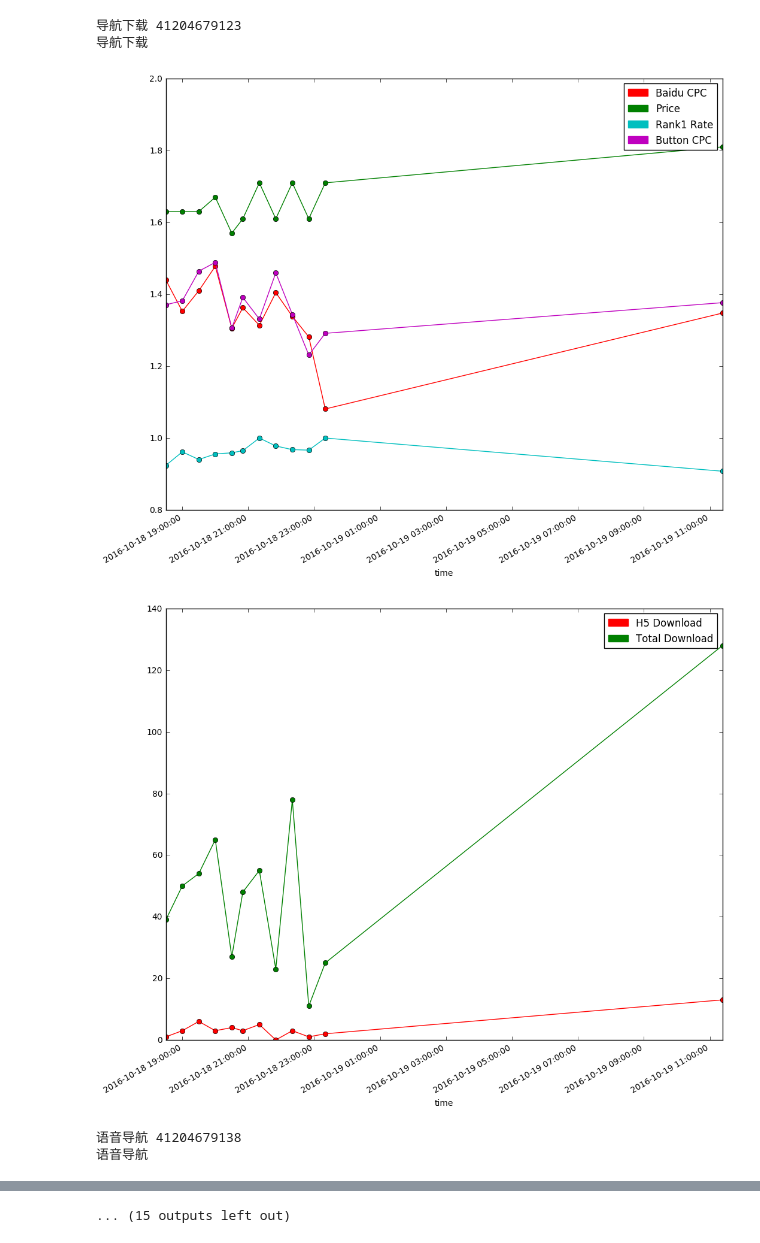
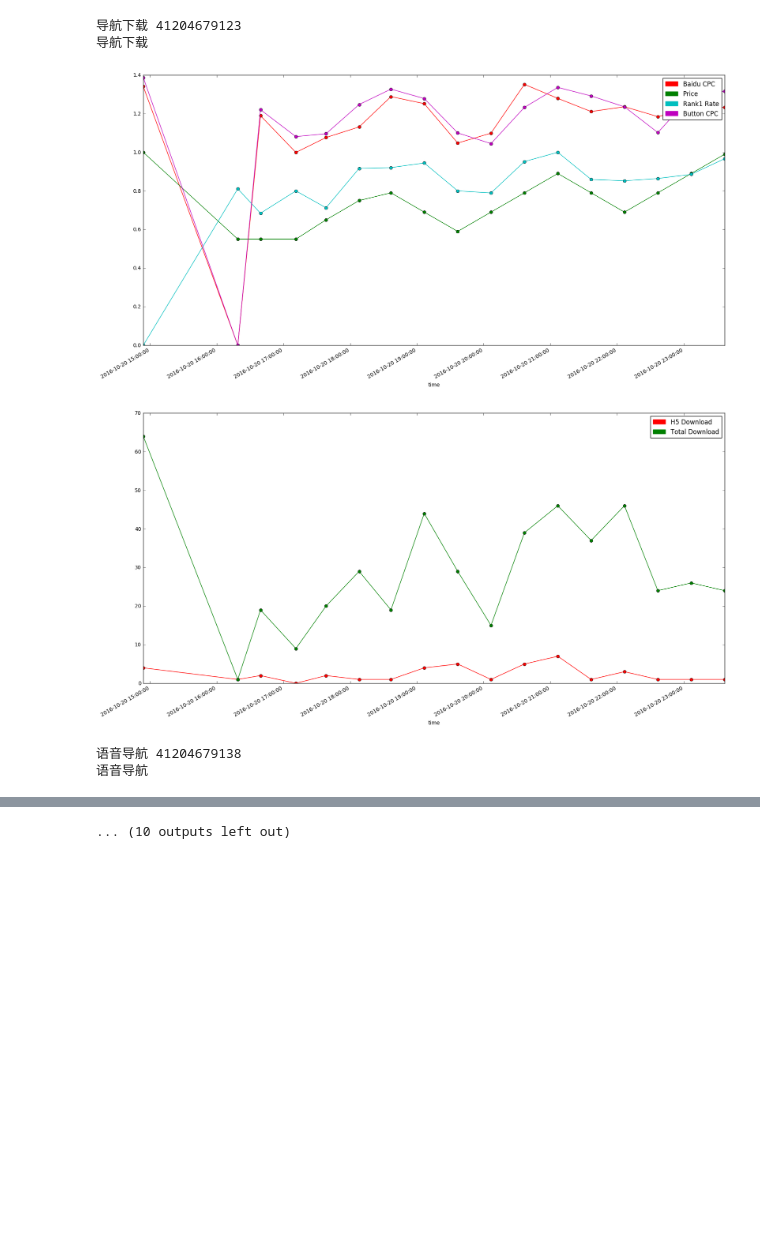
Before and after one commit to solaris-meng/moushi, a Jupyter notebook: ys_basic_grapth.ipynb, the cells around one changed output, grey strips where cells are left out. Drawn from its saved outputs; the diff is of its cells as text; code cells hidden in the pictures; blank space fills up the shorter version.

```diff
--- a/ys_basic_grapth.ipynb
+++ b/ys_basic_grapth.ipynb
@@ -40,17 +40,28 @@ formatter = DateFormatter('%Y-%m-%d %H:%M:%S')
 
 # 所有的智能调整的关键词都放在这个全局列表中
 # 格式为：
-#       APPID, Keyword_id, Keyword_name,
+#       APPID, Keyword_id, Keyword_name,is_RTB
 WDS = [
-    ('b33e77f31fe04969803d8c93eee90701','41204679123','导航下载'),
-    ('b33e77f31fe04969803d8c93eee90701','41204679138','语音导航'),
-    ('b33e77f31fe04969803d8c93eee90701','41204679141','手机导航'),
-    ('b33e77f31fe04969803d8c93eee90701','52066904374','导航地图下载'),
-    ('99f34fe1ac3c472ca60f67296f2dabed','51851122225','有信电话免费下载'),
-    ('99f34fe1ac3c472ca60f67296f2dabed','51683066718','微会下载打电话免费'),
-    ('99f34fe1ac3c472ca60f67296f2dabed','52549511179','移动无限流量'),
-    ('99f34fe1ac3c472ca60f67296f2dabed','51683066700','微会'),
-    ('99f34fe1ac3c472ca60f67296f2dabed','52549510906','移动无限流量卡'),
+    # 高德
+    ('b33e77f31fe04969803d8c93eee90701','41204679123','导航下载', True),
+    ('b33e77f31fe04969803d8c93eee90701','41204679138','语音导航', True),
+    ('b33e77f31fe04969803d8c93eee90701','41204679141','手机导航', True),
+    ('b33e77f31fe04969803d8c93eee90701','52066904374','导航地图下载', True),
+    ('b33e77f31fe04969803d8c93eee90701','41204679126','手机导航下载', False),
+    ('b33e77f31fe04969803d8c93eee90701','52257602639','手机导航地图',False),
+    ('b33e77f31fe04969803d8c93eee90701','41204679597','离线导航',False),
+    ('b33e77f31fe04969803d8c93eee90701','52257602606','手机导航下载',False),
+    # 触宝
+    ('99f34fe1ac3c472ca60f67296f2dabed','51851122225','有信电话免费下载', True),
+    ('99f34fe1ac3c472ca60f67296f2dabed','51683066718','微会下载打电话免费', True),
+    ('99f34fe1ac3c472ca60f67296f2dabed','52549511179','移动无限流量', True),
+    ('99f34fe1ac3c472ca60f67296f2dabed','51683066700','微会', True),
+    ('99f34fe1ac3c472ca60f67296f2dabed','52549510906','移动无限流量卡', True),
+    ('99f34fe1ac3c472ca60f67296f2dabed','51662818937','网络电话', False),
+    ('99f34fe1ac3c472ca60f67296f2dabed','51683068212','免费电话软件', False),
+    ('99f34fe1ac3c472ca60f67296f2dabed','51683068299','免费电话', False),
+    ('99f34fe1ac3c472ca60f67296f2dabed','51683067966','网络电话永久免费打', False),
+    ('99f34fe1ac3c472ca60f67296f2dabed','51662819099','网络电话软件', False),
 ]
 
 # 从羽扇后台获取小时Rank
@@ -97,8 +108,10 @@ with MongoClient('mongodb://101.200.174.136:10222') as client:
     #print(json.dumps(c.find_one(), indent=4))
 
 
-    for (appid,kid,kname) in WDS:
+    for (appid,kid,kname,rtb) in WDS:
 
+        if not rtb:
+            continue
         # 数据文件初始化
         if SAVE_TO_CSV:
             fname = '%s.csv' % kid
@@ -129,7 +142,7 @@ with MongoClient('mongodb://101.200.174.136:10222') as client:
                     continue
 
             # 查看某一天的数据，调试用
-            if time_created.startswith('2016-10-14') or True:
+            if time_created.startswith('2016-10-20'):
                 pass
             else:
                 continue
@@ -270,6 +283,10 @@ with MongoClient('mongodb://101.200.174.136:10222') as client:
             i_baidu_click = d_cur['baidu_click'] - d_pre['baidu_click']
             i_baidu_cost= d_cur['baidu_cost'] - d_pre['baidu_cost']
             i_baidu_cpc = i_baidu_cost / i_baidu_click if i_baidu_click != 0 else 0
+
+            #i_baidu_click_increase_rate
+
+
             # 按钮的数据，来自附加创意报告
             i_btn_impression = d_cur['btn_impression'] - d_pre['btn_impression']
             i_btn_click = d_cur['btn_click'] - d_pre['btn_click']
@@ -353,7 +370,7 @@ with MongoClient('mongodb://101.200.174.136:10222') as client:
         #print(pydates)
         if SHOW:
             fig_size = plt.rcParams["figure.figsize"]
-            fig_size[0] = 12
+            fig_size[0] = 20
             fig_size[1] = 9
             plt.rcParams["figure.figsize"] = fig_size
 
@@ -383,34 +400,34 @@ with MongoClient('mongodb://101.200.174.136:10222') as client:
 
                 plt.xlabel('time')
 
                 le1 = mpatches.Patch(color='red', label='H5 Download')
                 le2 = mpatches.Patch(color='green', label='Total Download')
 
                 plt.legend(handles=[le1,le2])
 
                 plt.gcf().autofmt_xdate(bottom=0.1, rotation=30, ha='right')
                 plt.gcf().axes[0].xaxis.set_major_formatter(formatter)
 
                 plt.show()
 
             if False:
                 plt.plot(rank1, cpc,'ob')
                 plt.xlabel('rank1_rate')
                 plt.ylabel('cpc')
                 plt.show()
             if False:
                 plt.plot(hour, cpc,'ob',hour, price,'og',hour, rank1,'or')
                 plt.xlabel('change')
                 #plt.ylabel('cpc')
                 plt.show()
         #break
         if SAVE_TO_CSV:
             csvfile.close()
         ### end for loop
 # %% [output]
 导航下载 41204679123
 导航下载
-[figure, old version]
+[figure, new version]
-[figure, old version]
+[figure, new version]
 语音导航 41204679138
 语音导航
@@ -427 +444 @@ with MongoClient('mongodb://101.200.174.136:10222') as client:
-... (15 outputs left out)
+... (10 outputs left out)
```
Also changed, not shown: parts of 1 cell of this notebook, 1 other file.
